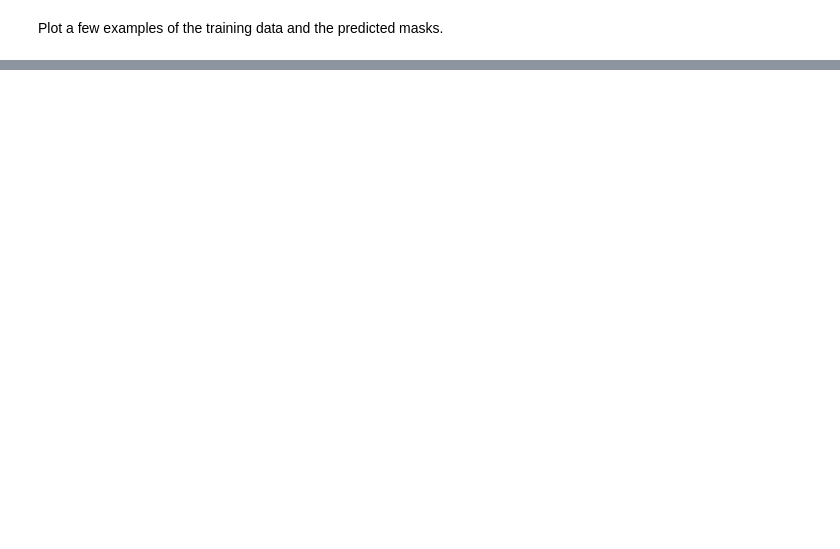
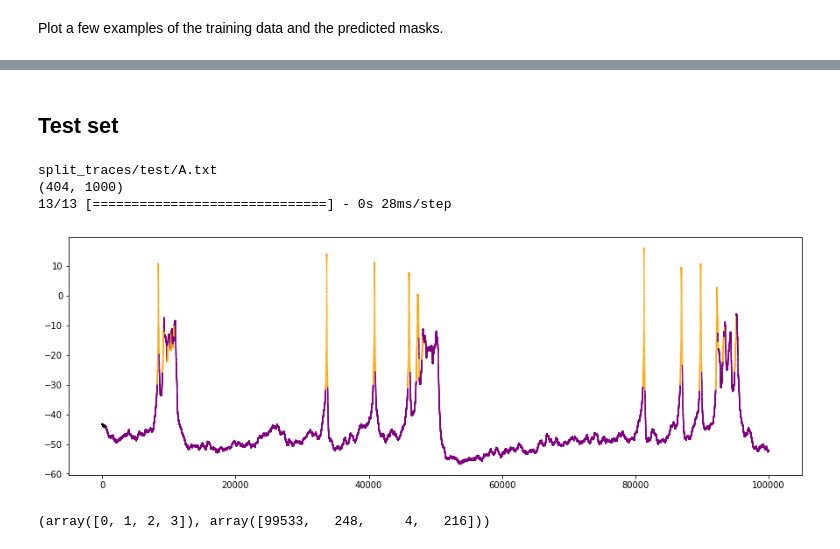
Before and after one commit to nicolaromano/SpikeUNet, a Jupyter notebook: 02 - training.ipynb, the cells around one changed output, grey strips where cells are left out. Saved outputs shown, nothing was run; the diff lists cells and outputs as text; code cells hidden in the pictures; blank space fills up the shorter version.

```diff
--- a/02 - training.ipynb
+++ b/02 - training.ipynb
@@ -297,0 +384,25 @@ plt.show()
+# %% [markdown]
+## Test set
+# %%
+print(f"{traces_folder}/test/A.txt")
+test_trace = pd.read_csv("full_traces/test/A.txt", sep=" ")
+test_trace.columns = ["Time", "Voltage"]
+
+labels = predict_trace(test_trace['Voltage'], model)
+
+fig, ax = plt.subplots(1, 1, figsize=(15, 5))
+cols = ["black", "orange", "purple"]
+c = [cols[j] for j in labels]
+ax.scatter(range(len(test_trace)), test_trace['Voltage'], c=c, s=0.2)
+plt.show()
+# %% [output]
+split_traces/test/A.txt
+(404, 1000)
+13/13 [==============================] - 0s 28ms/step
+[figure, added]
+# %%
+# [cols[j] for j in labels]
+
+np.unique(labels, return_counts=True)
+# %% [output]
+(array([0, 1, 2, 3]), array([99533,   248,     4,   216]))
```
Also changed, not shown: parts of 12 cells of this notebook, 2 other files.
